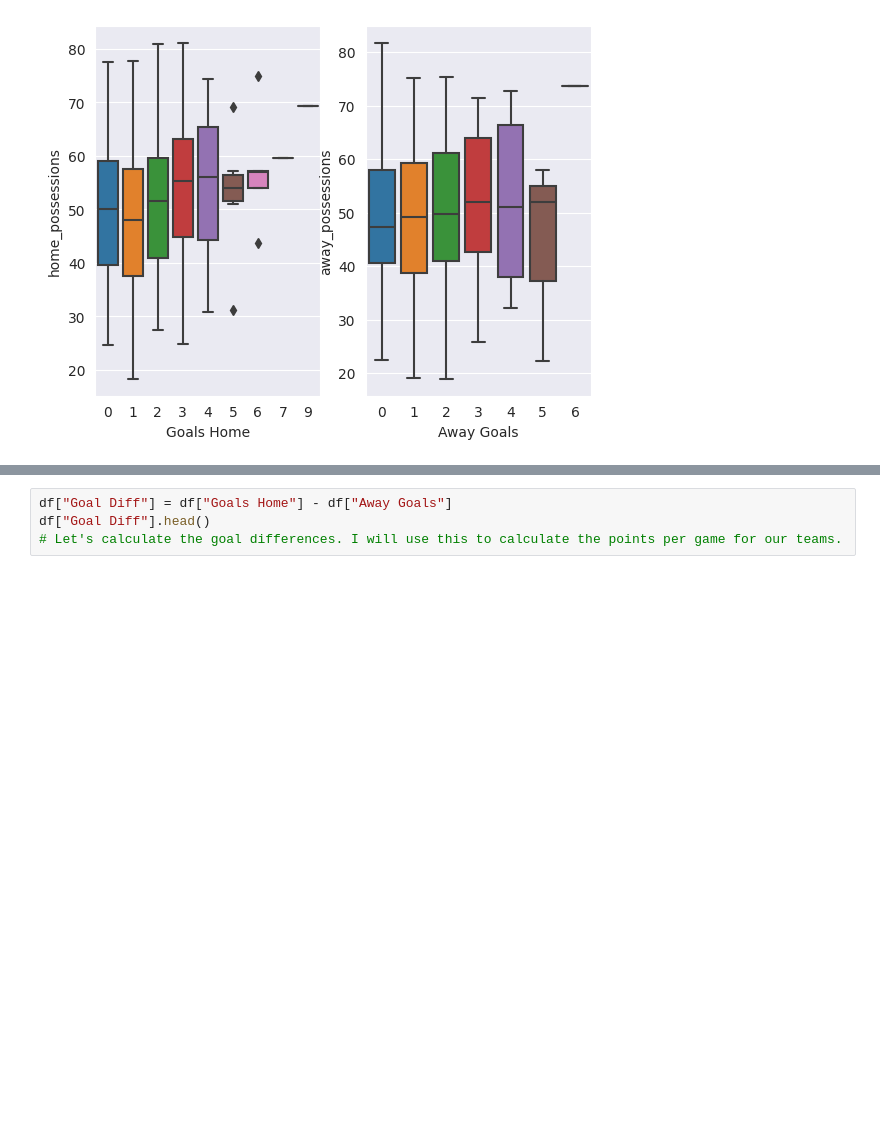
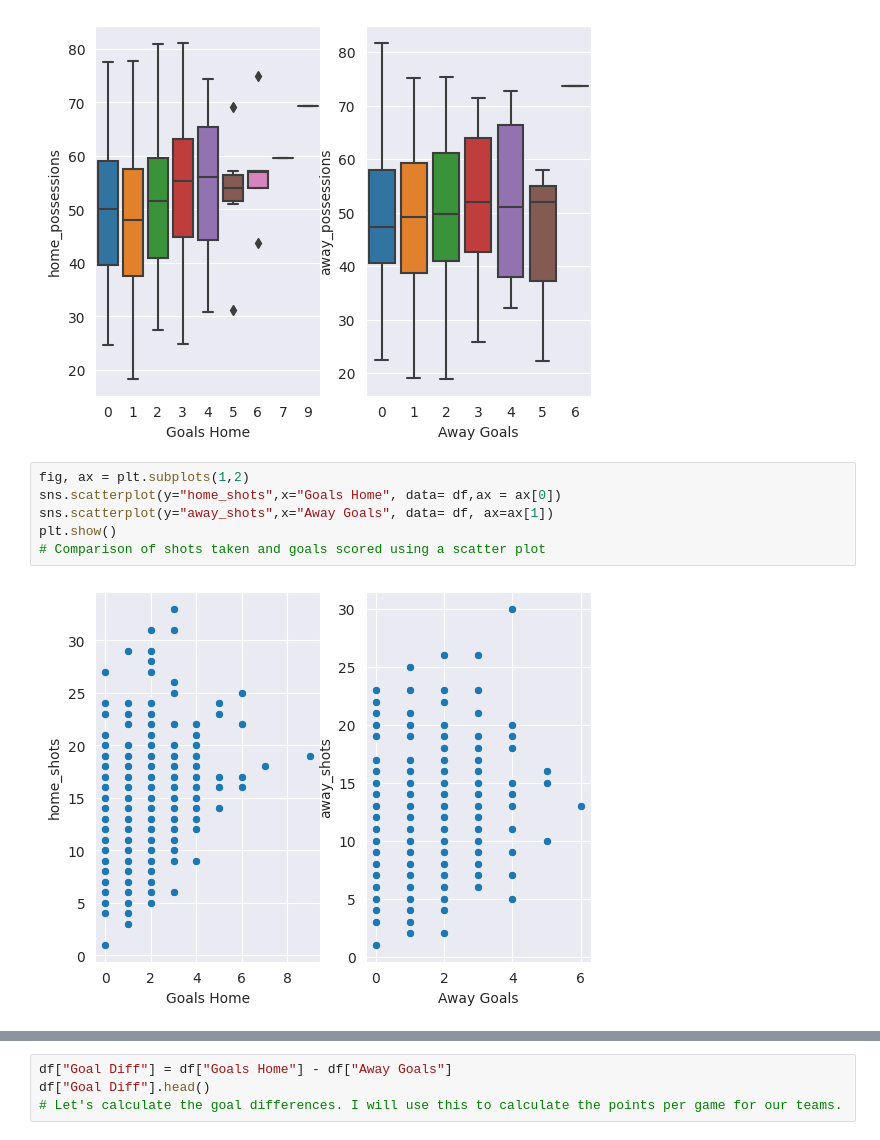
Before and after one commit to halilkkaya/premier-league-python, a Jupyter notebook: premier-league.ipynb, the cells around one changed output, grey strips where cells are left out. Saved outputs shown, nothing was run; the diff lists cells and outputs as text; blank space fills up the shorter version.

```diff
--- a/premier-league.ipynb
+++ b/premier-league.ipynb
@@ -151,3 +151,11 @@ plt.show()
 # Let's analyze the relationship between the possession and the goals scored by the home and away teams.
 # %% [output]
 [figure]
+# %%
+fig, ax = plt.subplots(1,2)
+sns.scatterplot(y="home_shots",x="Goals Home", data= df,ax = ax[0])
+sns.scatterplot(y="away_shots",x="Away Goals", data= df, ax=ax[1])
+plt.show()
+# Comparison of shots taken and goals scored using a scatter plot
+# %% [output]
+[figure, added]
```
Also changed, not shown: parts of 3 cells of this notebook.
